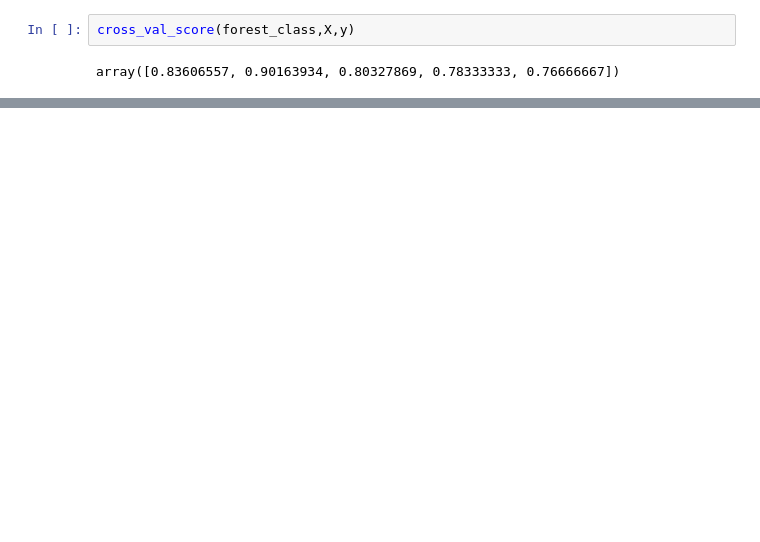
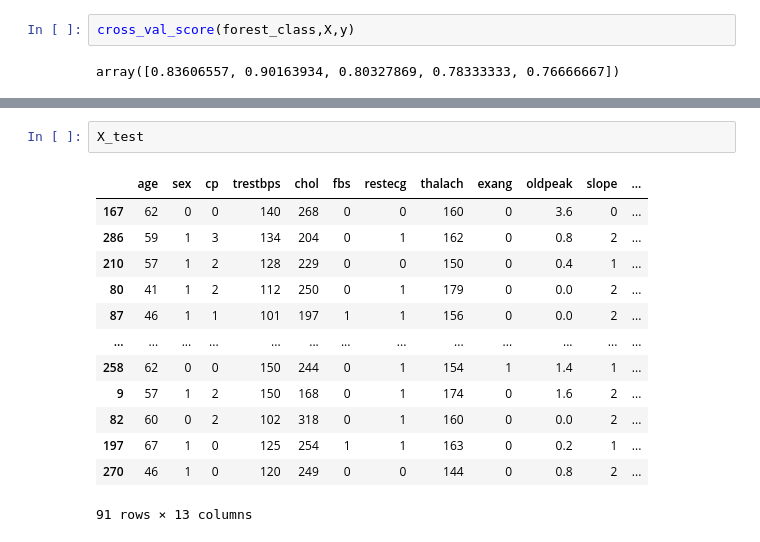
Before and after one commit to arghanath007/Data-Science, a Jupyter notebook: Scikit-Learn(SkLearn)/Introduction.ipynb, the cells around one changed output, grey strips where cells are left out. Cells and saved outputs as stored; diff of their text form; blank space fills up the shorter version.

```diff
--- a/Scikit-Learn(SkLearn)/Introduction.ipynb
+++ b/Scikit-Learn(SkLearn)/Introduction.ipynb
@@ -944,0 +993,16 @@ array([0.83606557, 0.90163934, 0.80327869, 0.78333333, 0.76666667])
+# %%
+X_test
+# %% [output]
+|  | age | sex | cp | trestbps | chol | fbs | restecg | thalach | exang | oldpeak | slope | ... |
+| 167 | 62 | 0 | 0 | 140 | 268 | 0 | 0 | 160 | 0 | 3.6 | 0 | ... |
+| 286 | 59 | 1 | 3 | 134 | 204 | 0 | 1 | 162 | 0 | 0.8 | 2 | ... |
+| 210 | 57 | 1 | 2 | 128 | 229 | 0 | 0 | 150 | 0 | 0.4 | 1 | ... |
+| 80 | 41 | 1 | 2 | 112 | 250 | 0 | 1 | 179 | 0 | 0.0 | 2 | ... |
+| 87 | 46 | 1 | 1 | 101 | 197 | 1 | 1 | 156 | 0 | 0.0 | 2 | ... |
+| ... | ... | ... | ... | ... | ... | ... | ... | ... | ... | ... | ... | ... |
+| 258 | 62 | 0 | 0 | 150 | 244 | 0 | 1 | 154 | 1 | 1.4 | 1 | ... |
+| 9 | 57 | 1 | 2 | 150 | 168 | 0 | 1 | 174 | 0 | 1.6 | 2 | ... |
+| 82 | 60 | 0 | 2 | 102 | 318 | 0 | 1 | 160 | 0 | 0.0 | 2 | ... |
+| 197 | 67 | 1 | 0 | 125 | 254 | 1 | 1 | 163 | 0 | 0.2 | 1 | ... |
+| 270 | 46 | 1 | 0 | 120 | 249 | 0 | 0 | 144 | 0 | 0.8 | 2 | ... |
+91 rows × 13 columns
```
Also changed, not shown: parts of 53 cells of this notebook, 4 other files.
